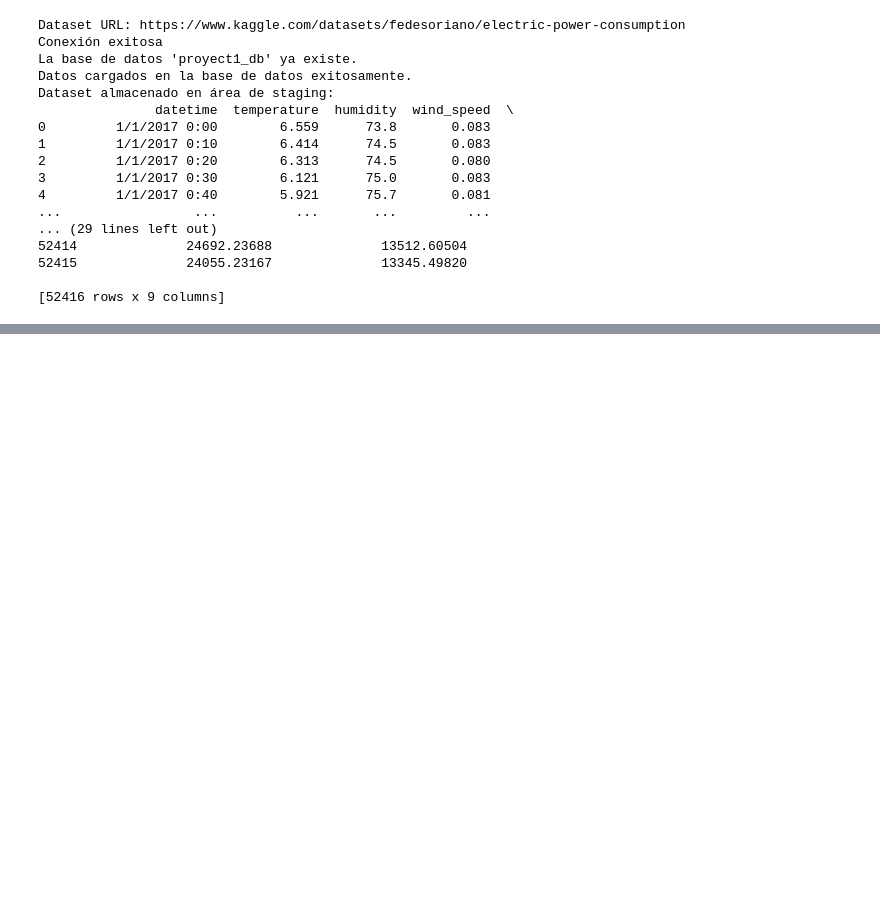
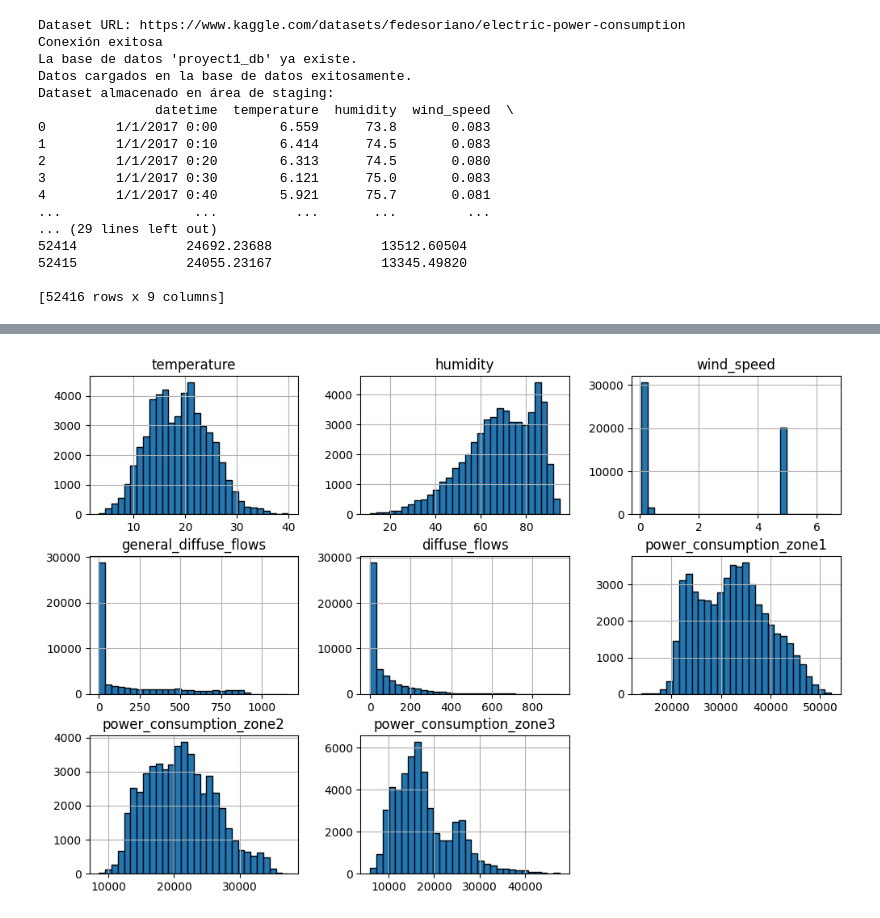
Before and after one commit to joaquinUAO/Proyecto_ETL_UAO, a Jupyter notebook: 001_proyect.ipynb, the cells around one changed output, grey strips where cells are left out. Saved outputs shown, nothing was run; the diff lists cells and outputs as text; code cells hidden in the pictures; blank space fills up the shorter version.

```diff
--- a/001_proyect.ipynb
+++ b/001_proyect.ipynb
@@ -24,0 +98,5 @@ Dataset almacenado en área de staging:
+# %%
+file_input.hist(figsize=(12, 8), bins=30, edgecolor="black")
+plt.show()
+# %% [output]
+[figure, added]
```
Also changed, not shown: parts of 10 cells of this notebook, 1 other file.
